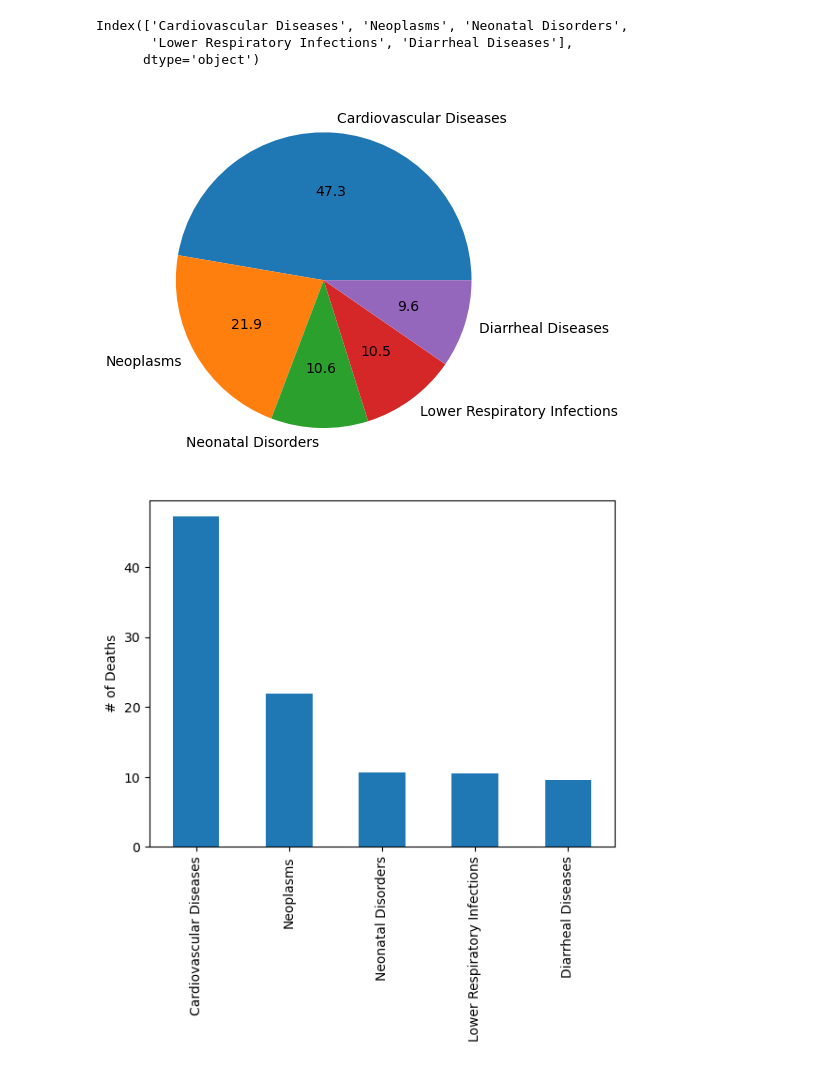
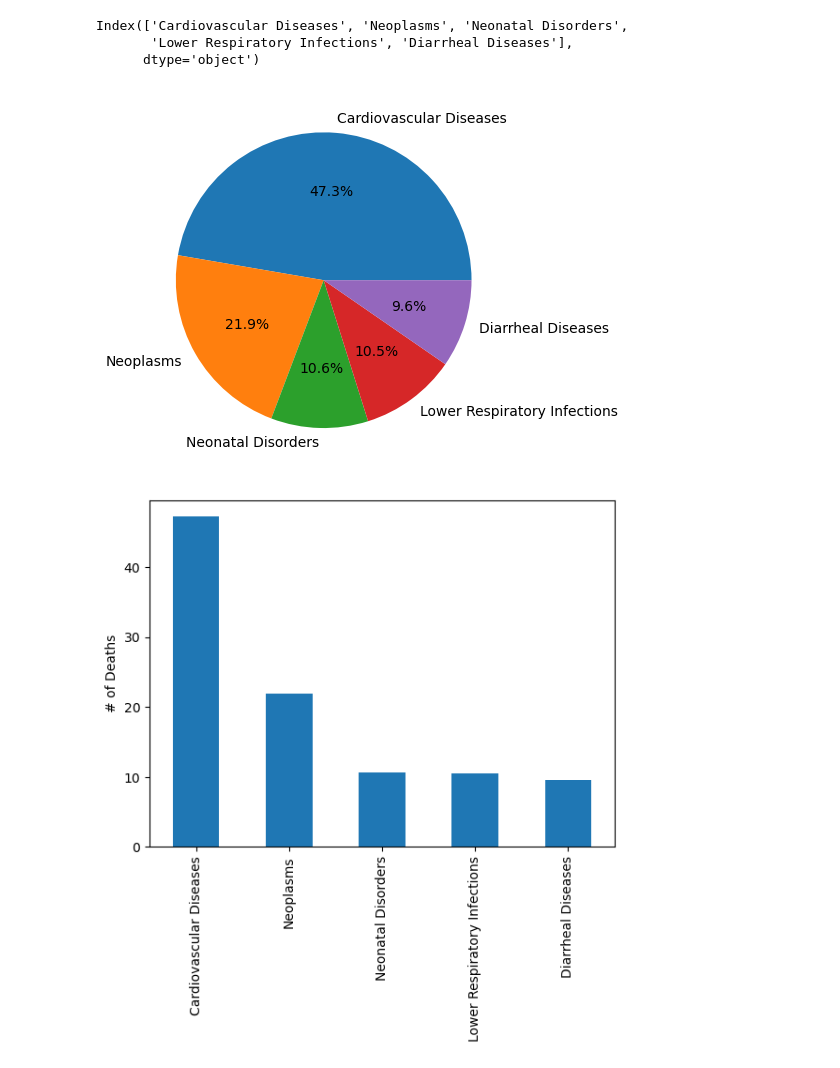
Before and after one commit to JoeyForgetabbait/Common-Causes-of-Death-, a Jupyter notebook: Cause of Death Analysis/CommonCausesofDeath.ipynb, the cells around one changed output. Saved outputs shown, nothing was run; the diff lists cells and outputs as text; code cells hidden in the pictures.

```diff
--- a/Cause of Death Analysis/CommonCausesofDeath.ipynb
+++ b/Cause of Death Analysis/CommonCausesofDeath.ipynb
@@ -141,10 +141,10 @@ Index(['Cardiovascular Diseases', 'Neoplasms', 'Neonatal Disorders',
 # %%
 tot=top_deaths.sum()
 top_deaths=round(top_deaths.apply(lambda x:(x/tot)*100),1)
-top_deaths.plot.pie(autopct='%.1f')
+top_deaths.plot.pie(autopct='%.1f%%')
 plt.show()
 # %% [output]
-[figure, old version]
+[figure, new version]
 # %%
 top_deaths.plot.bar()
 plt.ylabel('# of Deaths')
```
Also changed, not shown: parts of 1 cell of this notebook.
